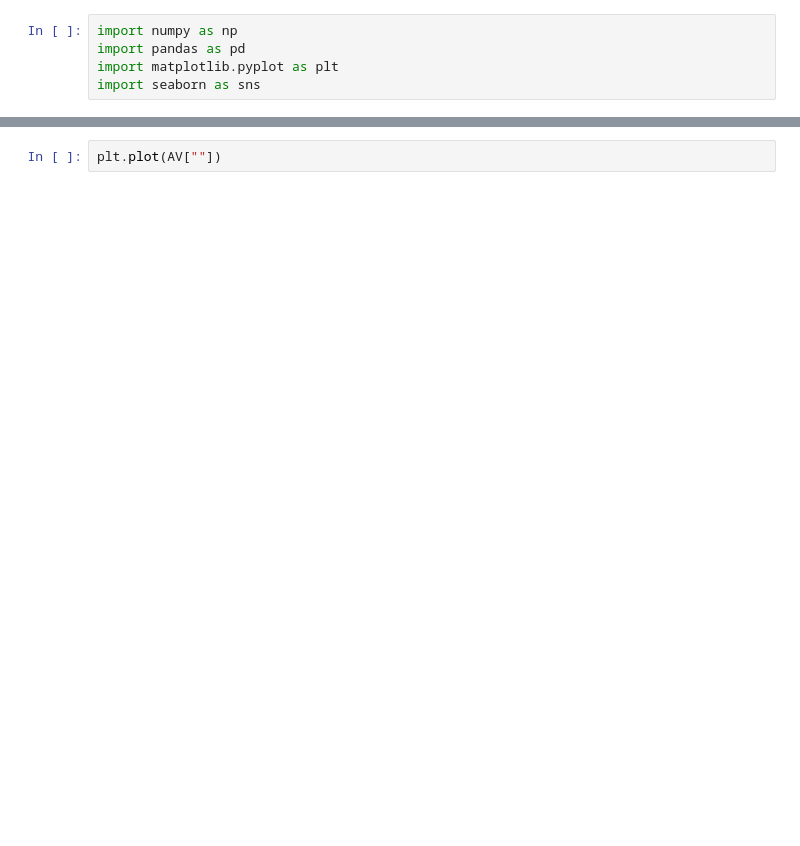
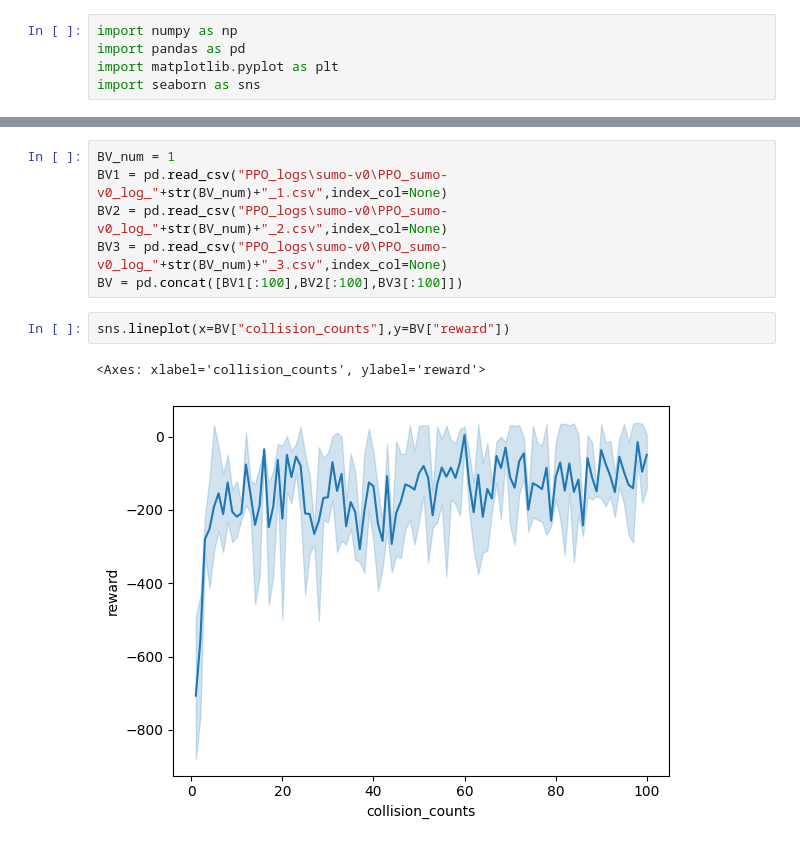
Before and after one commit to MoMingQimio/GABA, a Jupyter notebook: plot.ipynb, the cells around one changed output, grey strips where cells are left out. Drawn from its saved outputs; the diff is of its cells as text; blank space fills up the shorter version.

```diff
--- a/plot.ipynb
+++ b/plot.ipynb
@@ -22,2 +22,11 @@ sns.lineplot(x=AV["episode"],y=AV["reward"])
-# %%
-plt.plot(AV[""])
+# %%
+BV_num = 1
+BV1 = pd.read_csv("PPO_logs\sumo-v0\PPO_sumo-v0_log_"+str(BV_num)+"_1.csv",index_col=None)
+BV2 = pd.read_csv("PPO_logs\sumo-v0\PPO_sumo-v0_log_"+str(BV_num)+"_2.csv",index_col=None)
+BV3 = pd.read_csv("PPO_logs\sumo-v0\PPO_sumo-v0_log_"+str(BV_num)+"_3.csv",index_col=None)
+BV = pd.concat([BV1[:100],BV2[:100],BV3[:100]])
+# %%
+sns.lineplot(x=BV["collision_counts"],y=BV["reward"])
+# %% [output]
+<Axes: xlabel='collision_counts', ylabel='reward'>
+[figure, added]
```
Also changed, not shown: parts of 3 cells of this notebook.
